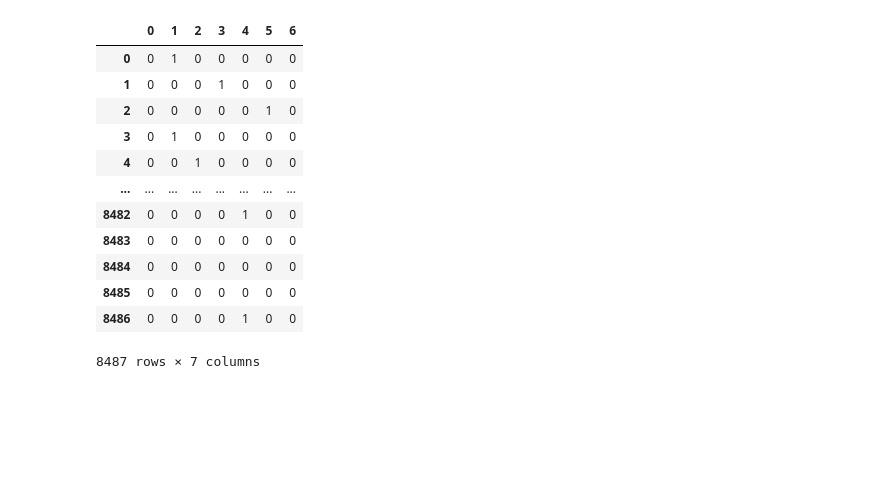
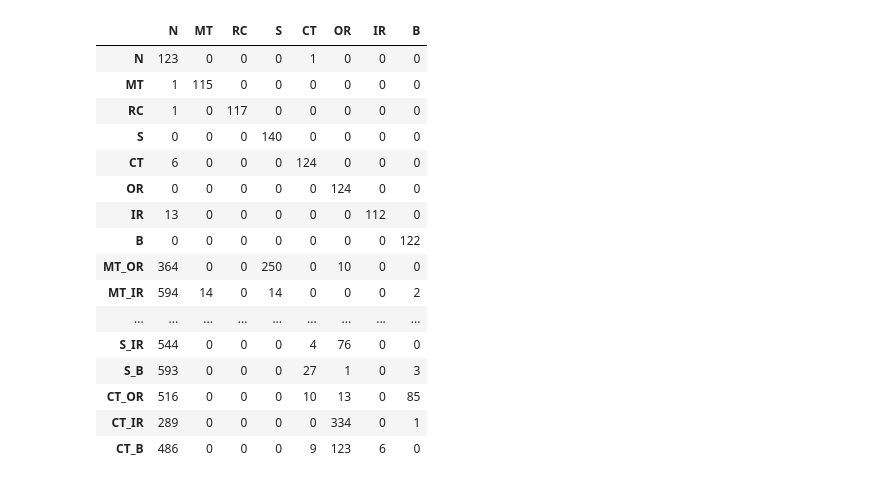
Before and after one commit to AiZhanghan/deep_learning_compound_fault_diagnose, a Jupyter notebook: code/analyze.ipynb, the cells around one changed output. Cells and saved outputs as stored; diff of their text form; code cells hidden in the pictures; blank space fills up the shorter version.

```diff
--- a/code/analyze.ipynb
+++ b/code/analyze.ipynb
@@ -42,4 +8,3 @@ y
 # %%
-y_hat_05 = y_hat > 0.5
-y_hat_05.astype("int")
+confusion_matrix(predict_dic["y"], (predict_dic["y_hat"] >= 0.5).astype(np.float))
 # %% [output]
@@ -46,13 +12,17 @@ y_hat_05.astype("int")
-|  | 0 | 1 | 2 | 3 | 4 | 5 | 6 |
-| 0 | 0 | 1 | 0 | 0 | 0 | 0 | 0 |
-| 1 | 0 | 0 | 0 | 1 | 0 | 0 | 0 |
-| 2 | 0 | 0 | 0 | 0 | 0 | 1 | 0 |
-| 3 | 0 | 1 | 0 | 0 | 0 | 0 | 0 |
-| 4 | 0 | 0 | 1 | 0 | 0 | 0 | 0 |
-| ... | ... | ... | ... | ... | ... | ... | ... |
-| 8482 | 0 | 0 | 0 | 0 | 1 | 0 | 0 |
-| 8483 | 0 | 0 | 0 | 0 | 0 | 0 | 0 |
-| 8484 | 0 | 0 | 0 | 0 | 0 | 0 | 0 |
-| 8485 | 0 | 0 | 0 | 0 | 0 | 0 | 0 |
-| 8486 | 0 | 0 | 0 | 0 | 1 | 0 | 0 |
+|  | N | MT | RC | S | CT | OR | IR | B |
+| N | 123 | 0 | 0 | 0 | 1 | 0 | 0 | 0 |
+| MT | 1 | 115 | 0 | 0 | 0 | 0 | 0 | 0 |
+| RC | 1 | 0 | 117 | 0 | 0 | 0 | 0 | 0 |
+| S | 0 | 0 | 0 | 140 | 0 | 0 | 0 | 0 |
+| CT | 6 | 0 | 0 | 0 | 124 | 0 | 0 | 0 |
+| OR | 0 | 0 | 0 | 0 | 0 | 124 | 0 | 0 |
+| IR | 13 | 0 | 0 | 0 | 0 | 0 | 112 | 0 |
+| B | 0 | 0 | 0 | 0 | 0 | 0 | 0 | 122 |
+| MT_OR | 364 | 0 | 0 | 250 | 0 | 10 | 0 | 0 |
+| MT_IR | 594 | 14 | 0 | 14 | 0 | 0 | 0 | 2 |
+| ... | ... | ... | ... | ... | ... | ... | ... | ... |
+| S_IR | 544 | 0 | 0 | 0 | 4 | 76 | 0 | 0 |
+| S_B | 593 | 0 | 0 | 0 | 27 | 1 | 0 | 3 |
+| CT_OR | 516 | 0 | 0 | 0 | 10 | 13 | 0 | 85 |
+| CT_IR | 289 | 0 | 0 | 0 | 0 | 334 | 0 | 1 |
+| CT_B | 486 | 0 | 0 | 0 | 9 | 123 | 6 | 0 |
-8487 rows × 7 columns
```
Also changed, not shown: parts of 4 cells of this notebook, 2 other files.
